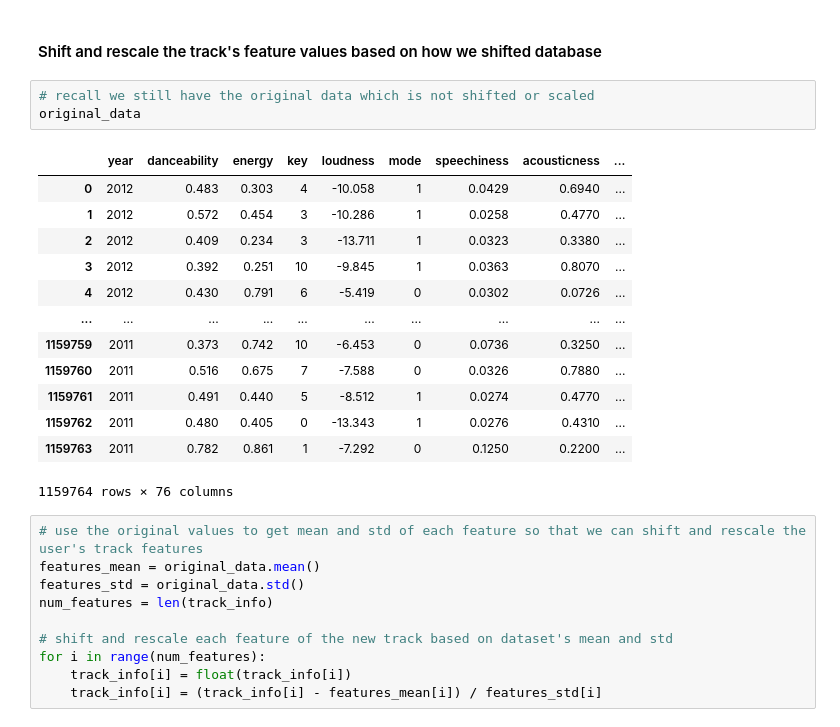
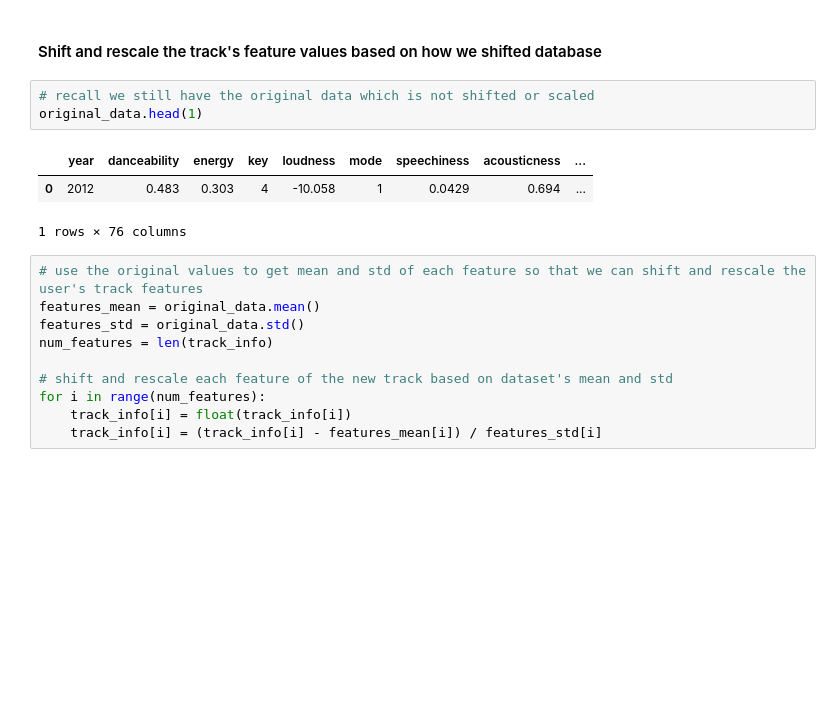
Before and after one commit to nesteajeff/Spotify-Recommender, a Jupyter notebook: main.ipynb, the cells around one changed output. Drawn from its saved outputs; the diff is of its cells as text; blank space fills up the shorter version.

```diff
--- a/main.ipynb
+++ b/main.ipynb
@@ -431,21 +400,11 @@ Genres that encapsulate 'french-pop': ['french', 'pop']
 #### Shift and rescale the track's feature values based on how we shifted database
 # %%
 # recall we still have the original data which is not shifted or scaled
-original_data
+original_data.head(1)
 # %% [output]
 |  | year | danceability | energy | key | loudness | mode | speechiness | acousticness | ... |
-| 0 | 2012 | 0.483 | 0.303 | 4 | -10.058 | 1 | 0.0429 | 0.6940 | ... |
-| 1 | 2012 | 0.572 | 0.454 | 3 | -10.286 | 1 | 0.0258 | 0.4770 | ... |
-| 2 | 2012 | 0.409 | 0.234 | 3 | -13.711 | 1 | 0.0323 | 0.3380 | ... |
-| 3 | 2012 | 0.392 | 0.251 | 10 | -9.845 | 1 | 0.0363 | 0.8070 | ... |
-| 4 | 2012 | 0.430 | 0.791 | 6 | -5.419 | 0 | 0.0302 | 0.0726 | ... |
-| ... | ... | ... | ... | ... | ... | ... | ... | ... | ... |
-| 1159759 | 2011 | 0.373 | 0.742 | 10 | -6.453 | 0 | 0.0736 | 0.3250 | ... |
-| 1159760 | 2011 | 0.516 | 0.675 | 7 | -7.588 | 0 | 0.0326 | 0.7880 | ... |
-| 1159761 | 2011 | 0.491 | 0.440 | 5 | -8.512 | 1 | 0.0274 | 0.4770 | ... |
-| 1159762 | 2011 | 0.480 | 0.405 | 0 | -13.343 | 1 | 0.0276 | 0.4310 | ... |
-| 1159763 | 2011 | 0.782 | 0.861 | 1 | -7.292 | 0 | 0.1250 | 0.2200 | ... |
+| 0 | 2012 | 0.483 | 0.303 | 4 | -10.058 | 1 | 0.0429 | 0.694 | ... |
-1159764 rows × 76 columns
+1 rows × 76 columns
 # %%
 # use the original values to get mean and std of each feature so that we can shift and rescale the user's track features
 features_mean = original_data.mean()
```
Also changed, not shown: parts of 3 cells of this notebook.
